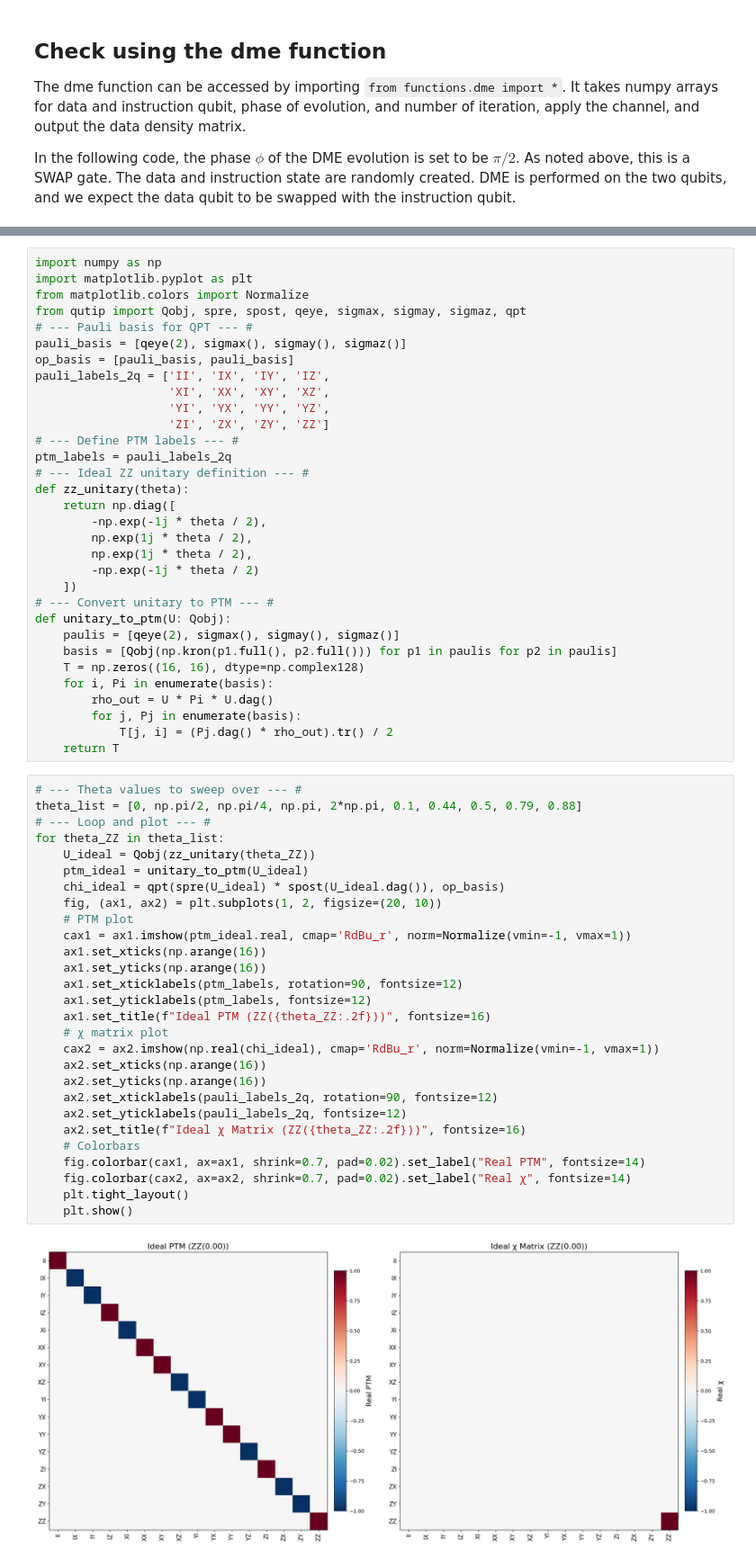
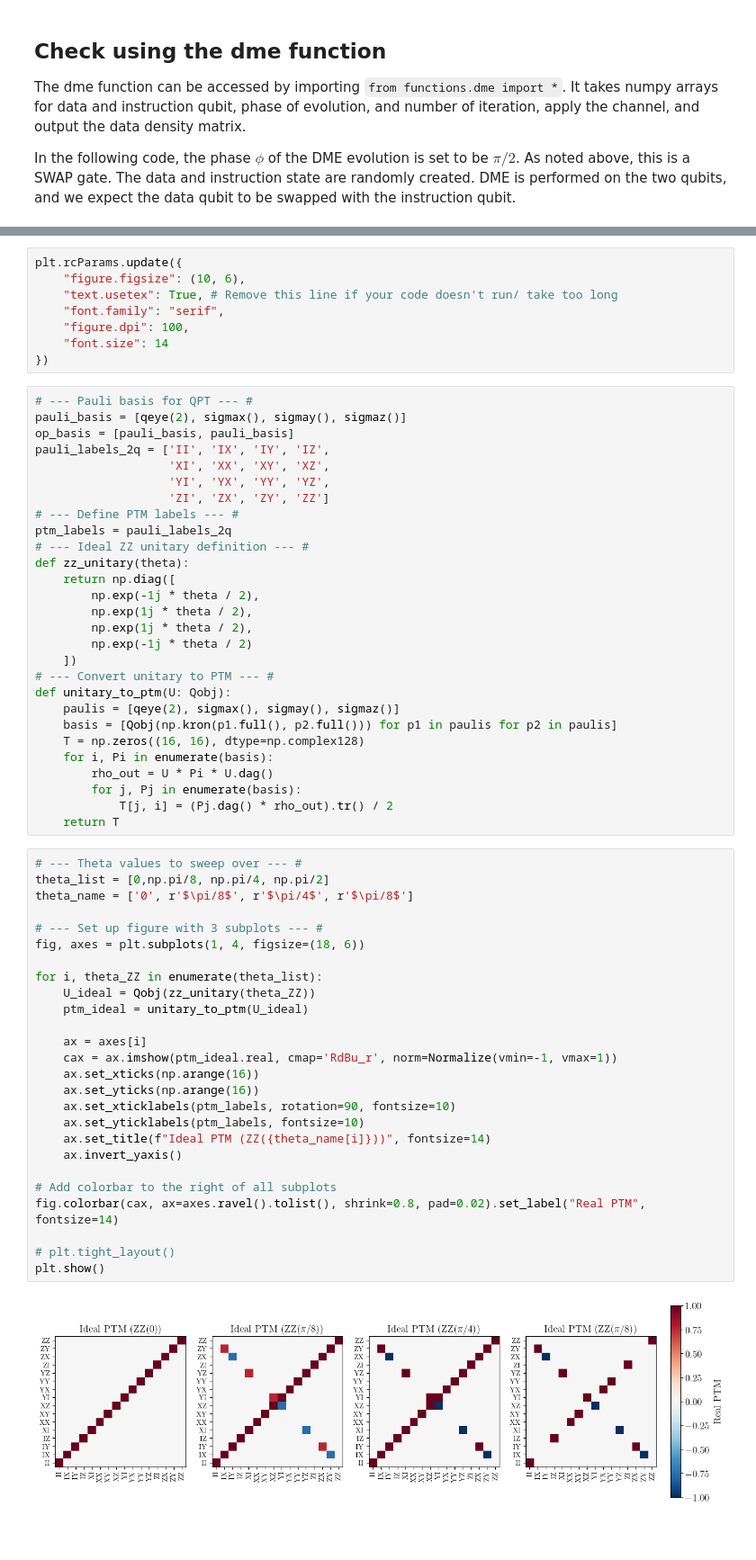
Before and after one commit to khanhuyengiang/dbac, a Jupyter notebook: jupyter_notebooks/dme_circuit.ipynb, the cells around one changed output, grey strips where cells are left out. Shown at 90% size. Drawn from its saved outputs; the diff is of its cells as text; blank space fills up the shorter version.

```diff
--- a/jupyter_notebooks/dme_circuit.ipynb
+++ b/jupyter_notebooks/dme_circuit.ipynb
@@ -187,8 +107,12 @@ plot_process_matrix(np.asarray(chi), pauli_labels_2q)
+# %%
+plt.rcParams.update({
+    "figure.figsize": (10, 6),
+    "text.usetex": True, # Remove this line if your code doesn't run/ take too long
+    "font.family": "serif",
+    "figure.dpi": 100,
+    "font.size": 14
+})
 # %%
-import numpy as np
-import matplotlib.pyplot as plt
-from matplotlib.colors import Normalize
-from qutip import Qobj, spre, spost, qeye, sigmax, sigmay, sigmaz, qpt
 # --- Pauli basis for QPT --- #
 pauli_basis = [qeye(2), sigmax(), sigmay(), sigmaz()]
 op_basis = [pauli_basis, pauli_basis]
@@ -201,10 +125,10 @@ ptm_labels = pauli_labels_2q
 # --- Ideal ZZ unitary definition --- #
 def zz_unitary(theta):
     return np.diag([
-        -np.exp(-1j * theta / 2),
+        np.exp(-1j * theta / 2),
         np.exp(1j * theta / 2),
         np.exp(1j * theta / 2),
-        -np.exp(-1j * theta / 2)
+        np.exp(-1j * theta / 2)
     ])
 # --- Convert unitary to PTM --- #
 def unitary_to_ptm(U: Qobj):
@@ -218,31 +142,29 @@ def unitary_to_ptm(U: Qobj):
     return T
 # %%
 # --- Theta values to sweep over --- #
-theta_list = [0, np.pi/2, np.pi/4, np.pi, 2*np.pi, 0.1, 0.44, 0.5, 0.79, 0.88]
-# --- Loop and plot --- #
-for theta_ZZ in theta_list:
+theta_list = [0,np.pi/8, np.pi/4, np.pi/2]
+theta_name = ['0', r'$\pi/8$', r'$\pi/4$', r'$\pi/8$']
+
+# --- Set up figure with 3 subplots --- #
+fig, axes = plt.subplots(1, 4, figsize=(18, 6))
+
+for i, theta_ZZ in enumerate(theta_list):
     U_ideal = Qobj(zz_unitary(theta_ZZ))
     ptm_ideal = unitary_to_ptm(U_ideal)
-    chi_ideal = qpt(spre(U_ideal) * spost(U_ideal.dag()), op_basis)
-    fig, (ax1, ax2) = plt.subplots(1, 2, figsize=(20, 10))
-    # PTM plot
-    cax1 = ax1.imshow(ptm_ideal.real, cmap='RdBu_r', norm=Normalize(vmin=-1, vmax=1))
-    ax1.set_xticks(np.arange(16))
-    ax1.set_yticks(np.arange(16))
-    ax1.set_xticklabels(ptm_labels, rotation=90, fontsize=12)
-    ax1.set_yticklabels(ptm_labels, fontsize=12)
-    ax1.set_title(f"Ideal PTM (ZZ({theta_ZZ:.2f}))", fontsize=16)
-    # χ matrix plot
-    cax2 = ax2.imshow(np.real(chi_ideal), cmap='RdBu_r', norm=Normalize(vmin=-1, vmax=1))
-    ax2.set_xticks(np.arange(16))
-    ax2.set_yticks(np.arange(16))
-    ax2.set_xticklabels(pauli_labels_2q, rotation=90, fontsize=12)
-    ax2.set_yticklabels(pauli_labels_2q, fontsize=12)
-    ax2.set_title(f"Ideal χ Matrix (ZZ({theta_ZZ:.2f}))", fontsize=16)
-    # Colorbars
-    fig.colorbar(cax1, ax=ax1, shrink=0.7, pad=0.02).set_label("Real PTM", fontsize=14)
-    fig.colorbar(cax2, ax=ax2, shrink=0.7, pad=0.02).set_label("Real χ", fontsize=14)
-    plt.tight_layout()
-    plt.show()
+
+    ax = axes[i]
+    cax = ax.imshow(ptm_ideal.real, cmap='RdBu_r', norm=Normalize(vmin=-1, vmax=1))
+    ax.set_xticks(np.arange(16))
+    ax.set_yticks(np.arange(16))
+    ax.set_xticklabels(ptm_labels, rotation=90, fontsize=10)
+    ax.set_yticklabels(ptm_labels, fontsize=10)
+    ax.set_title(f"Ideal PTM (ZZ({theta_name[i]}))", fontsize=14)
+    ax.invert_yaxis()
+
+# Add colorbar to the right of all subplots
+fig.colorbar(cax, ax=axes.ravel().tolist(), shrink=0.8, pad=0.02).set_label("Real PTM", fontsize=14)
+
+# plt.tight_layout()
+plt.show()
 # %% [output]
-[figure, old version]
+[figure, new version]
```
Also changed, not shown: parts of 17 cells of this notebook, 8 other files.
